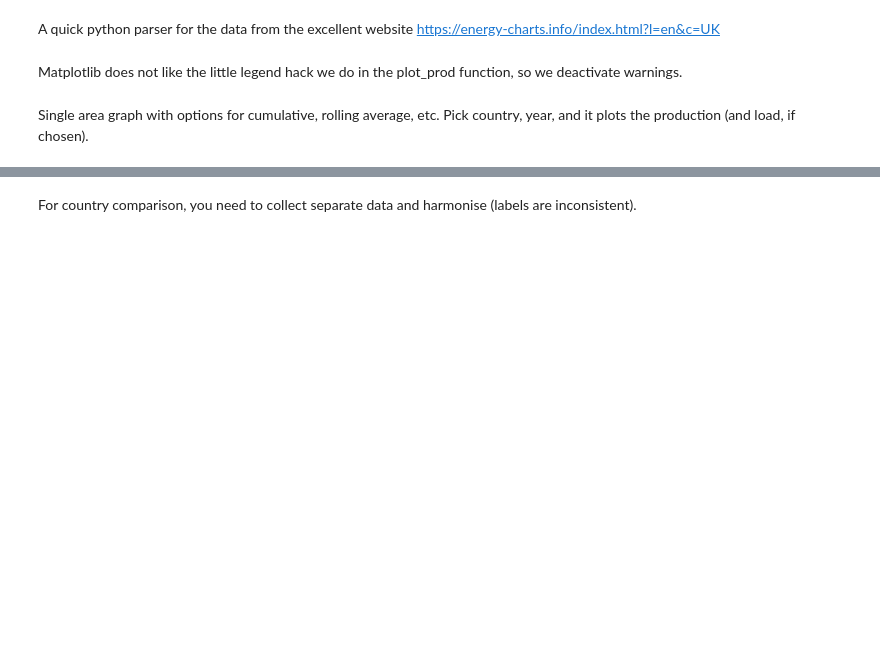
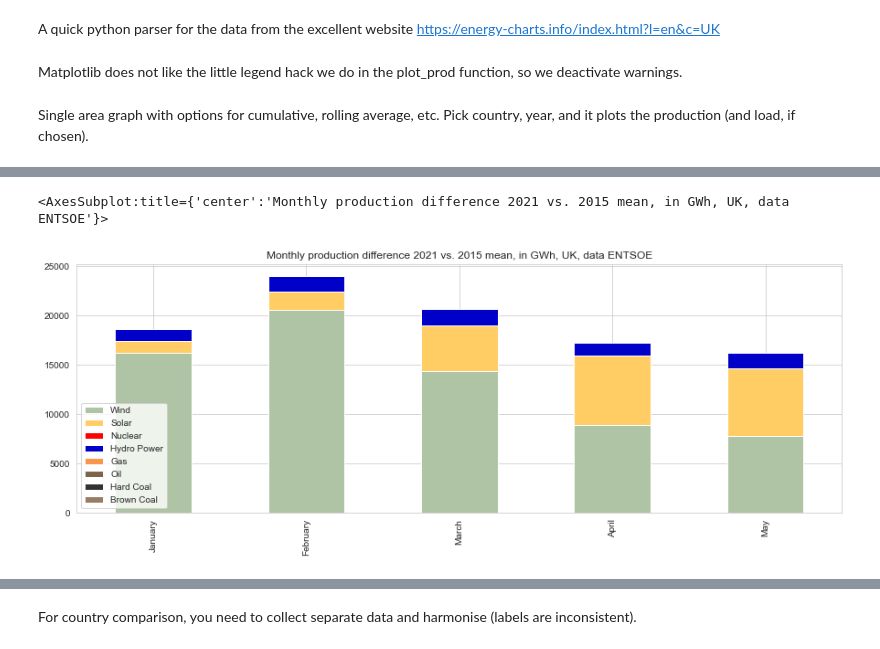
Before and after one commit to thomasgibon/energy-charts-remake, a Jupyter notebook: energy_charts.ipynb, the cells around one changed output, grey strips where cells are left out. Cells and saved outputs as stored; diff of their text form; code cells hidden in the pictures; blank space fills up the shorter version.

```diff
--- a/energy_charts.ipynb
+++ b/energy_charts.ipynb
@@ -23,0 +96,14 @@ https://energy-charts.info/charts/energy/data/fr/day_2021.json
+# %%
+prod_df_2019.columns = prod_df_2020.columns
+# %%
+av_1820 = (
+    prod_df_2015.reset_index().drop('index',axis=1)*2 +
+    prod_df_2019.reset_index().drop('index',axis=1)*0 +
+    prod_df_2020.reset_index().drop('index',axis=1)*0
+    )/2
+# %%
+delta = (prod_df_2020.reset_index().drop('index',axis=1)-av_1820.reset_index().drop('index',axis=1))
+delta.index = prod_df_2020.index
+
+ratio = (prod_df_2020.reset_index().drop('index',axis=1)/av_1820.reset_index().drop('index',axis=1) - 1)
+ratio.index = prod_df_2020.index
@@ -23,0 +113,3 @@ https://energy-charts.info/charts/energy/data/fr/day_2021.json
+# %%
+delta_sum = delta.groupby(pd.Grouper(freq='M')).sum()
+delta_sum.index = delta_sum.index.strftime('%B')
@@ -23,0 +120,17 @@ https://energy-charts.info/charts/energy/data/fr/day_2021.json
+# %%
+techs = ['Wind',
+           'Solar',
+           'Nuclear',
+          'Hydro Power',
+           'Gas',
+           'Oil',
+           'Hard Coal',
+        'Brown Coal']
+
+delta_sum[techs].iloc[:5,:].plot.bar(stacked=True,
+                                        color=colors,
+                                         figsize=(15,5),
+                                        title='Monthly production difference 2021 vs. 2015 mean, in GWh, UK, data ENTSOE')
+# %% [output]
+<AxesSubplot:title={'center':'Monthly production difference 2021 vs. 2015 mean, in GWh, UK, data ENTSOE'}>
+[figure, added]
```
Also changed, not shown: parts of 38 cells of this notebook, 1 other file.
